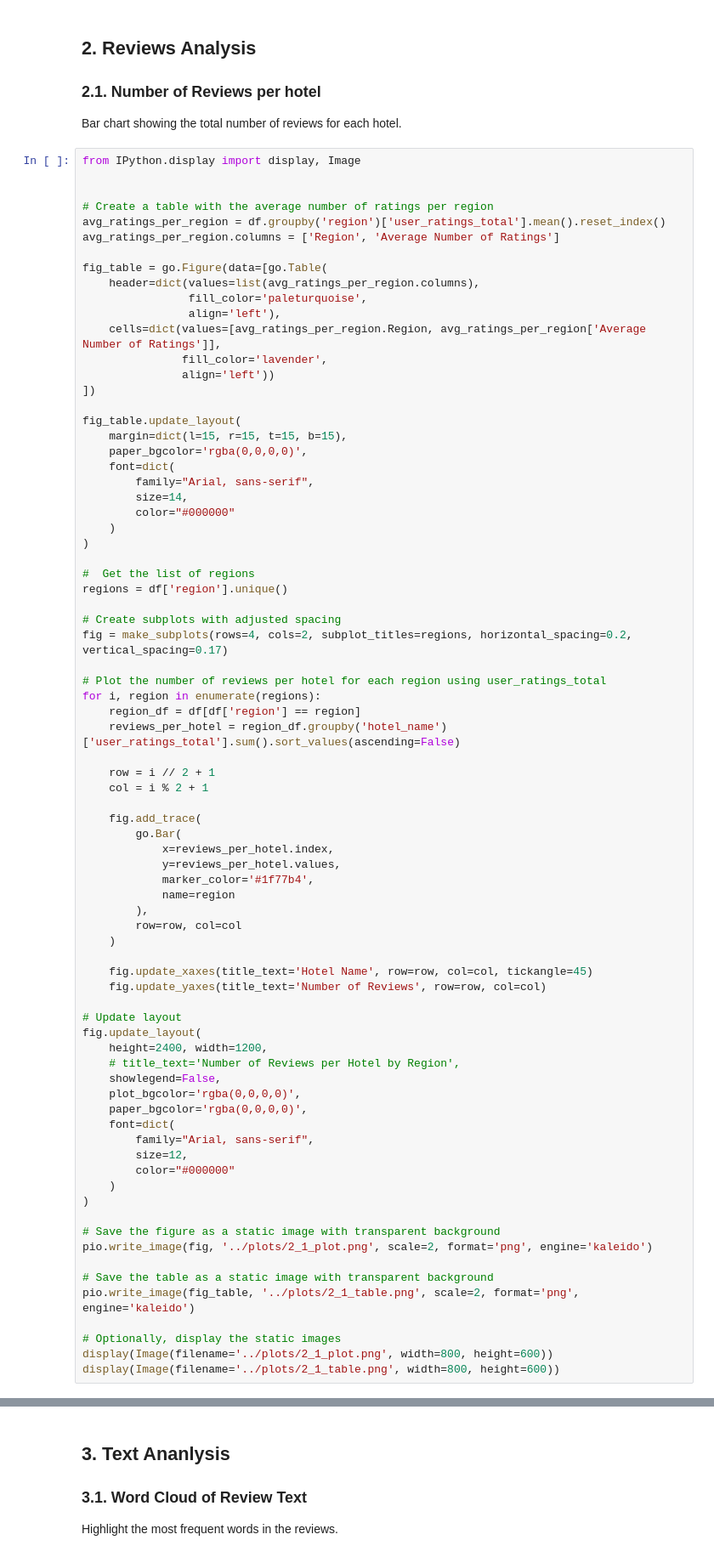
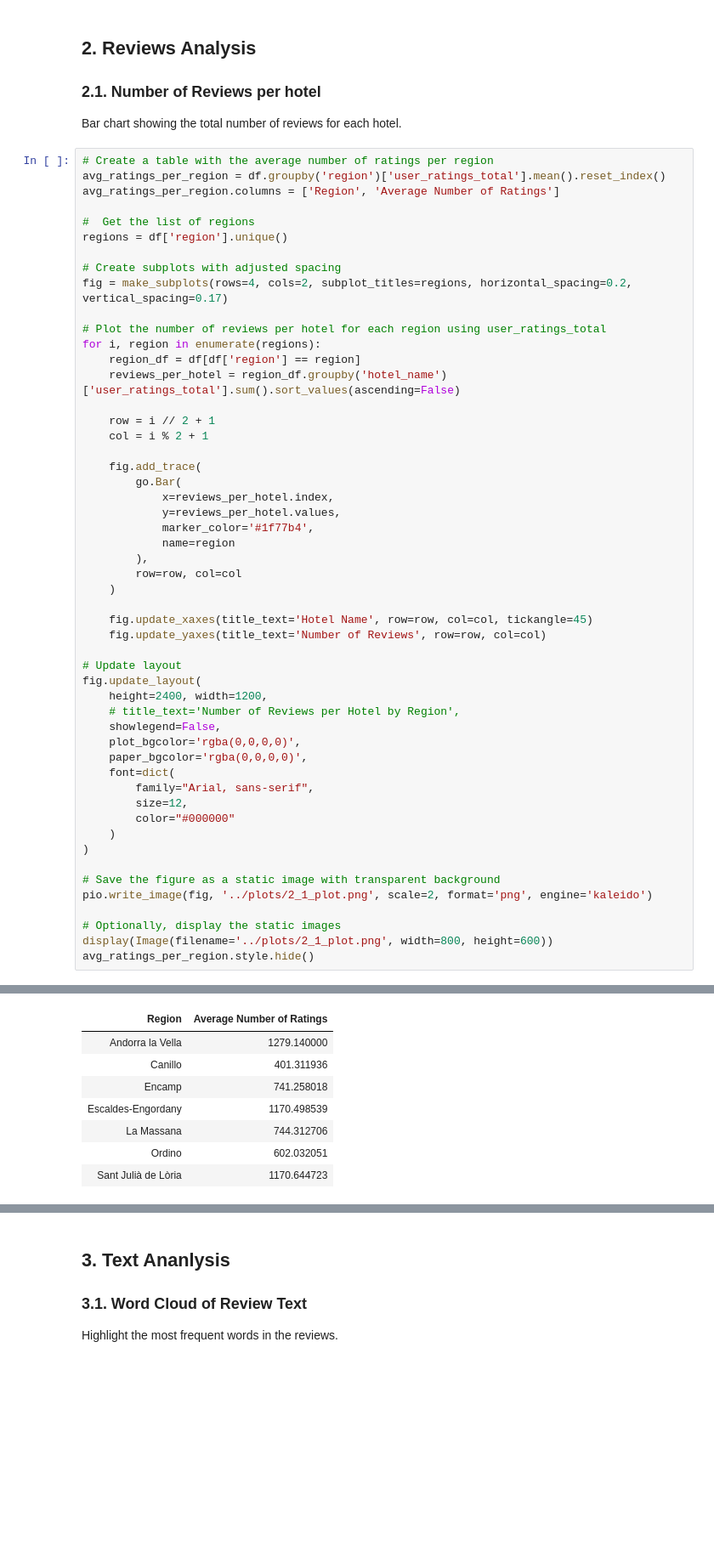
Before and after one commit to PromaChow/HotelRecommendationSystem, a Jupyter notebook: src/data_visualization_l1.ipynb, the cells around one changed output, grey strips where cells are left out. Shown at 85% size. Saved outputs shown, nothing was run; the diff lists cells and outputs as text; blank space fills up the shorter version.

```diff
--- a/src/data_visualization_l1.ipynb
+++ b/src/data_visualization_l1.ipynb
@@ -222,31 +209,9 @@ display(Image(filename='../plots/1_2_table.png', width=800, height=600))
 
 Bar chart showing the total number of reviews for each hotel.
 # %%
-from IPython.display import display, Image
-
-
 # Create a table with the average number of ratings per region
 avg_ratings_per_region = df.groupby('region')['user_ratings_total'].mean().reset_index()
 avg_ratings_per_region.columns = ['Region', 'Average Number of Ratings']
-
-fig_table = go.Figure(data=[go.Table(
-    header=dict(values=list(avg_ratings_per_region.columns),
-                fill_color='paleturquoise',
-                align='left'),
-    cells=dict(values=[avg_ratings_per_region.Region, avg_ratings_per_region['Average Number of Ratings']],
-               fill_color='lavender',
-               align='left'))
-])
-
-fig_table.update_layout(
-    margin=dict(l=15, r=15, t=15, b=15),
-    paper_bgcolor='rgba(0,0,0,0)',
-    font=dict(
-        family="Arial, sans-serif",
-        size=14,
-        color="#000000"
-    )
-)
 
 #  Get the list of regions
 regions = df['region'].unique()
@@ -292,11 +257,8 @@ fig.update_layout(
 # Save the figure as a static image with transparent background
 pio.write_image(fig, '../plots/2_1_plot.png', scale=2, format='png', engine='kaleido')
 
-# Save the table as a static image with transparent background
-pio.write_image(fig_table, '../plots/2_1_table.png', scale=2, format='png', engine='kaleido')
-
 # Optionally, display the static images
 display(Image(filename='../plots/2_1_plot.png', width=800, height=600))
-display(Image(filename='../plots/2_1_table.png', width=800, height=600))
+avg_ratings_per_region.style.hide()
 # %% [output]
 [figure]
@@ -303,0 +265,8 @@ display(Image(filename='../plots/2_1_table.png', width=800, height=600))
+| Region | Average Number of Ratings |
+| Andorra la Vella | 1279.140000 |
+| Canillo | 401.311936 |
+| Encamp | 741.258018 |
+| Escaldes-Engordany | 1170.498539 |
+| La Massana | 744.312706 |
+| Ordino | 602.032051 |
+| Sant Julià de Lòria | 1170.644723 |
```
Also changed, not shown: parts of 20 cells of this notebook, 6 other files.
